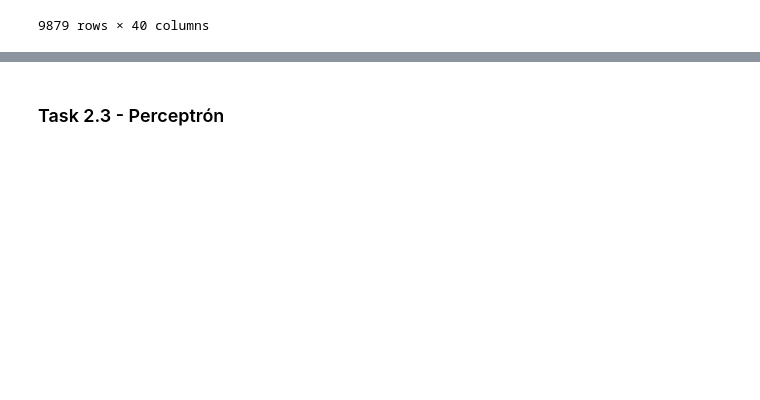
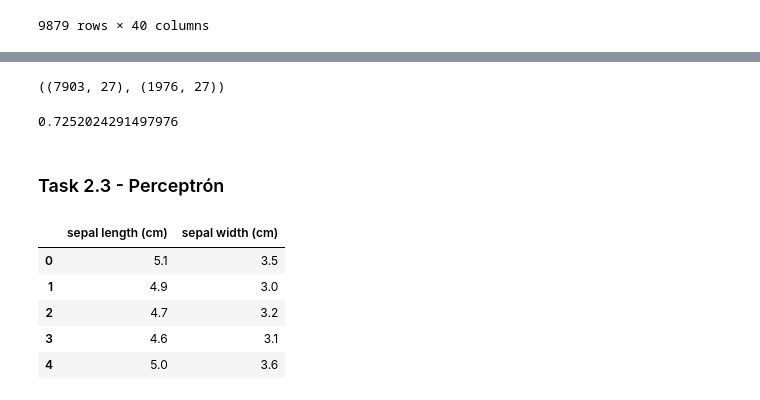
Before and after one commit to Kojimena/IA-L3, a Jupyter notebook: lab3.ipynb, the cells around one changed output, grey strips where cells are left out. Drawn from its saved outputs; the diff is of its cells as text; code cells hidden in the pictures; blank space fills up the shorter version.

```diff
--- a/lab3.ipynb
+++ b/lab3.ipynb
@@ -120,2 +365,50 @@ X = data.drop('blueWins', axis=1)
+# %%
+#reducir el dataset a las features seleccionadas
+X_train_selected = sel_.transform(scaler.transform(X_train))
+X_test_selected = sel_.transform(scaler.transform(X_test))
+
+X_train_selected.shape, X_test_selected.shape
+# %% [output]
+((7903, 27), (1976, 27))
+# %%
+# SVM con los features elegidos
+
+from sklearn.svm import SVC
+from sklearn.model_selection import train_test_split
+from sklearn.metrics import accuracy_score
+
+svm = SVC()
+svm.fit(X_train_selected, y_train)
+y_pred = svm.predict(X_test_selected)
+accuracy_score(y_test, y_pred)
+# %% [output]
+0.7252024291497976
 # %% [markdown]
 ### Task 2.3 - Perceptrón
+# %%
+from sklearn.datasets import load_iris
+
+iris = load_iris()
+X, y = iris.data, iris.target
+X_filtered = []
+y_filtered = []
+for i in range(len(X)):
+    if y[i] <= 1:
+        X_filtered.append(X[i])
+        y_filtered.append(y[i])
+
+for i in range(len(X_filtered)):
+    if y_filtered[i] not in [0,1]:
+        print(X_filtered[i], y_filtered[i])
+# %%
+# elegir solo sepal length y sepal width
+X = pd.DataFrame(X_filtered, columns=iris.feature_names)
+X = X[['sepal length (cm)', 'sepal width (cm)']]
+X.head()
+# %% [output]
+|  | sepal length (cm) | sepal width (cm) |
+| 0 | 5.1 | 3.5 |
+| 1 | 4.9 | 3.0 |
+| 2 | 4.7 | 3.2 |
+| 3 | 4.6 | 3.1 |
+| 4 | 5.0 | 3.6 |
```
Also changed, not shown: parts of 43 cells of this notebook.
